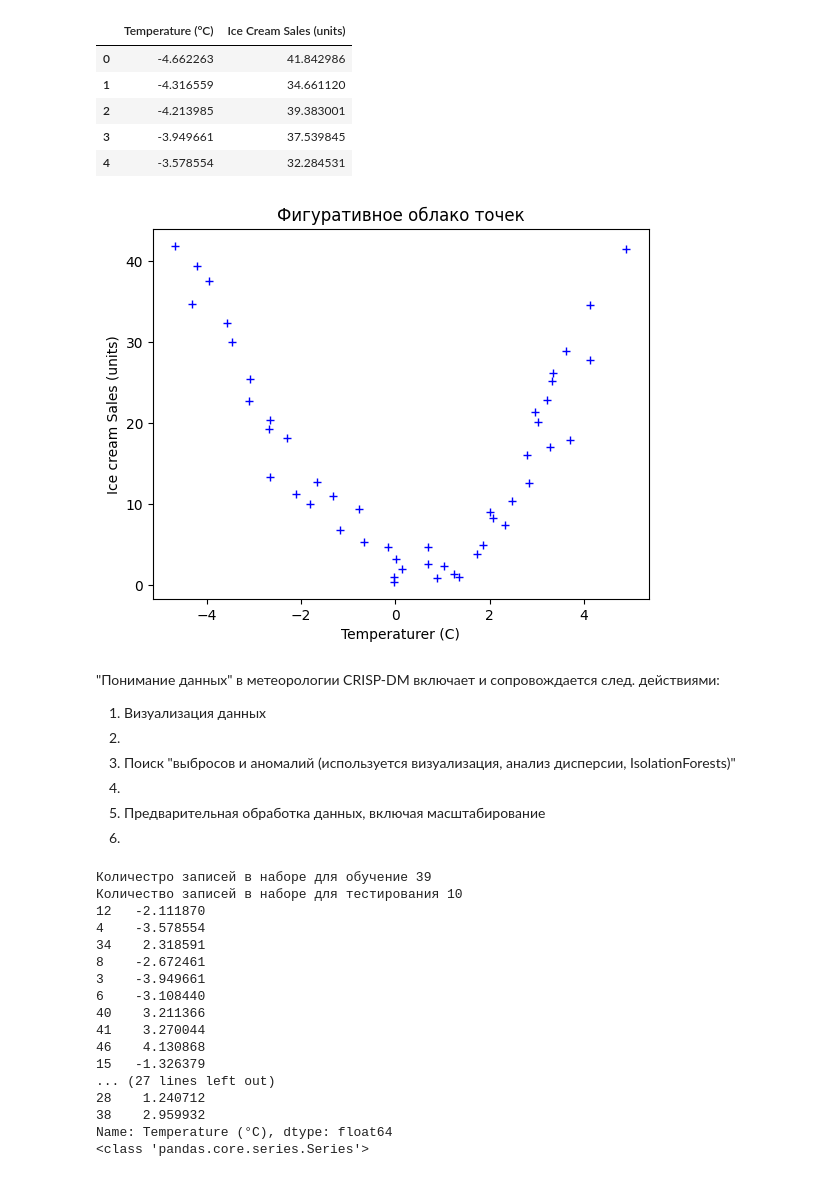
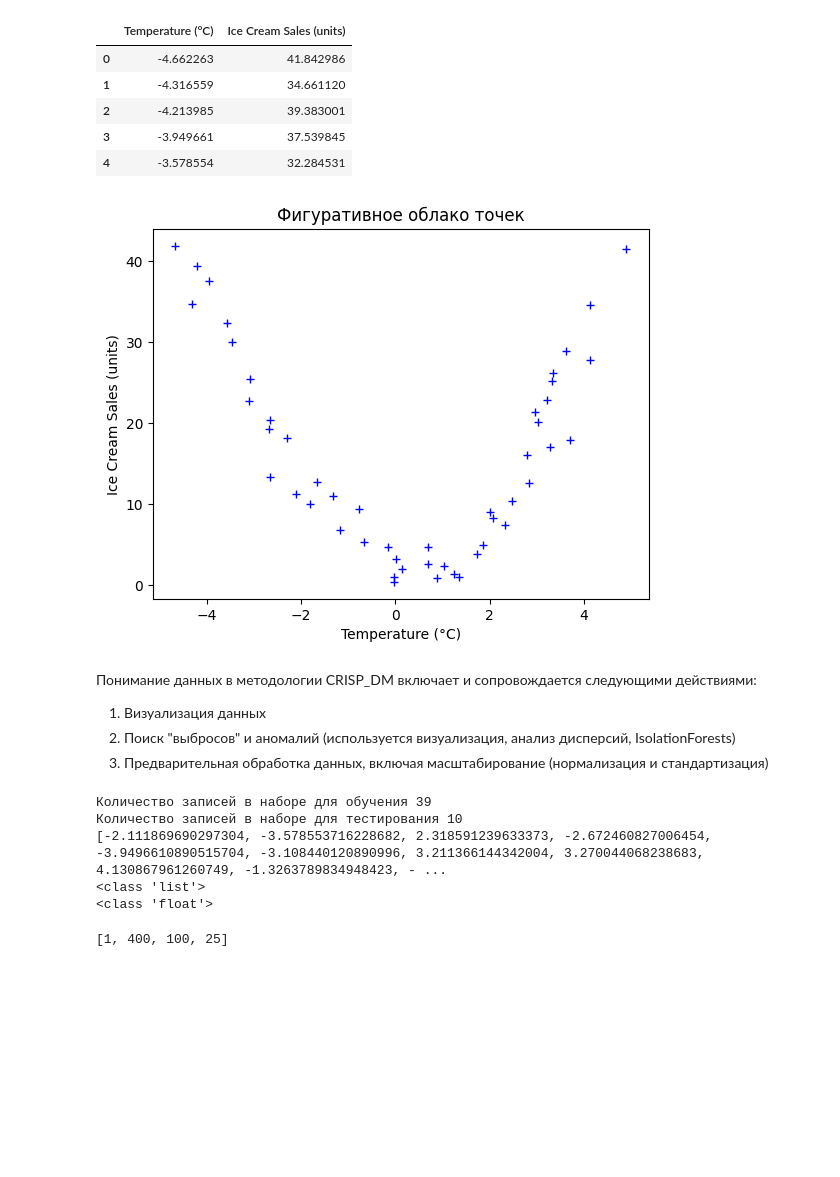
Before and after one commit to workpepa/work-clases, a Jupyter notebook: Ise_cream.ipynb, the cells around one changed output. Saved outputs shown, nothing was run; the diff lists cells and outputs as text; code cells hidden in the pictures; blank space fills up the shorter version.

```diff
--- a/Ise_cream.ipynb
+++ b/Ise_cream.ipynb
@@ -23,62 +19,50 @@ df.head()
 | 3 | -3.949661 | 37.539845 |
 | 4 | -3.578554 | 32.284531 |
 # %%
-from  matplotlib import pyplot as plt
+from matplotlib import pyplot as plt
 
-x = df['Temperature (°C)']
-y = df['Ice Cream Sales (units)']
+X = list(df['Temperature (°C)'])
+Y = list(df['Ice Cream Sales (units)'])
 
-plt.plot(x,y, 'b+')
-plt.xlabel('Temperaturer (C)')
-plt.ylabel('Ice cream Sales (units)')
+plt.plot(X,Y,'b+')
+plt.xlabel('Temperature (°C)')
+plt.ylabel('Ice Cream Sales (units)')
 plt.title('Фигуративное облако точек')
 plt.show()
 # %% [output]
-[figure, old version]
+[figure, new version]
 # %% [markdown]
-"Понимание данных" в метеорологии CRISP-DM включает и сопровождается след. действиями:
-
+Понимание данных в методологии CRISP_DM включает и сопровождается следующими действиями:
 <ol>
-  <li>Визуализация данных<li>
-  <li>Поиск "выбросов и аномалий (используется визуализация, анализ дисперсии, IsolationForests)"<li>
-  <li>Предварительная обработка данных, включая масштабирование<li>
-<ol>
+  <li>Визуализация данных</li>
+  <li>Поиск "выбросов" и аномалий (используется визуализация, анализ дисперсий, IsolationForests)</li>
+  <li>Предварительная обработка данных, включая масштабирование (нормализация и стандартизация)</li>
+</ol>
+# %%
+from sklearn.model_selection import train_test_split
+
+X_train, X_test, y_train, y_test = train_test_split(X, Y, shuffle=True, test_size=0.2, random_state=42)
+print('Количество записей в наборе для обучения', len(X_train))
+print('Количество записей в наборе для тестирования', len(y_test))
+
+print(X_train)
+print(type(X_train))
+print(type(X_train[1]))
+# %% [output]
+Количество записей в наборе для обучения 39
+Количество записей в наборе для тестирования 10
+[-2.111869690297304, -3.578553716228682, 2.318591239633373, -2.672460827006454, -3.9496610890515704, -3.108440120890996, 3.211366144342004, 3.270044068238683, 4.130867961260749, -1.3263789834948423, - ...
+<class 'list'>
+<class 'float'>
 # %%
-#Задача. Дан список произвольных чисел. Создать список квадратов этих чисел.
-numbers = [1,20,3.14,10,0.34]
-# squares = []
+# Задача. Дан список произвольных чисел. Создать список квадратов произвольных чисел.
+numbers = [1, 20, 10, 5]
+
+squares = [i**2 for i in numbers]
 # for i in numbers:
 #   squares.append(i**2)
-# print(squares)
-
-squares = [i**2 for i in numbers]
 print(squares)
+# %% [output]
+[1, 400, 100, 25]
-# %%
-from sklearn.model_selection import train_test_split
-# help(train_test_split)
-X_train, X_test, y_train, y_test = train_test_split(x,y, shuffle=True, test_size=0.2, random_state = 42)
-
-print('Количестро записей в наборе для обучение', len(X_train))
-print('Количество записей в наборе для тестирования', len(X_test))
-print(X_train)
-print(type(X_train))
-# %% [output]
-Количестро записей в наборе для обучение 39
-Количество записей в наборе для тестирования 10
-12   -2.111870
-4    -3.578554
-34    2.318591
-8    -2.672461
-3    -3.949661
-6    -3.108440
-40    3.211366
-41    3.270044
-46    4.130868
-15   -1.326379
-... (27 lines left out)
-28    1.240712
-38    2.959932
-Name: Temperature (°C), dtype: float64
-<class 'pandas.core.series.Series'>
 # %%
 import numpy as np
```
Also changed, not shown: parts of 4 cells of this notebook.
